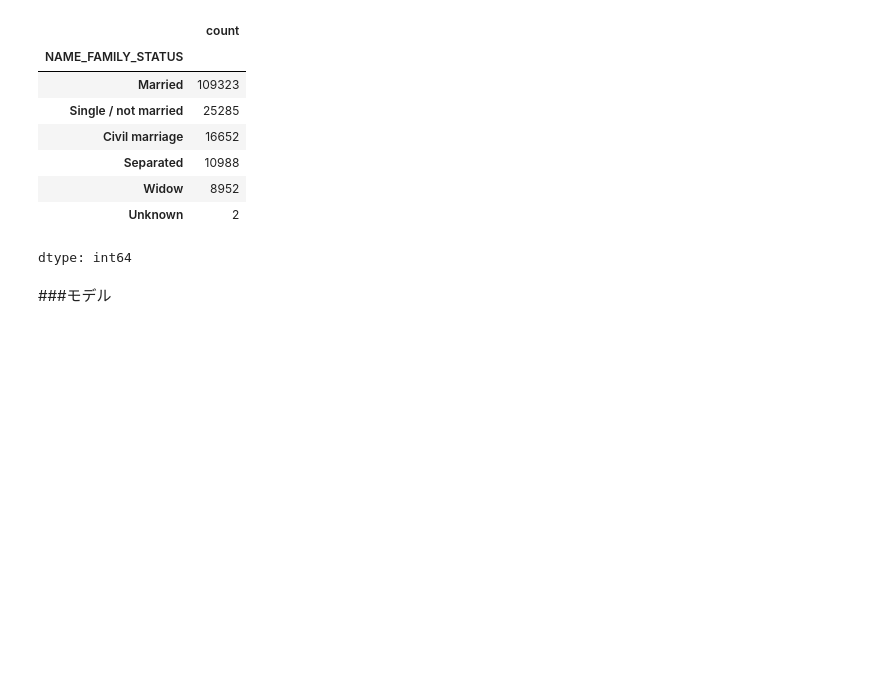
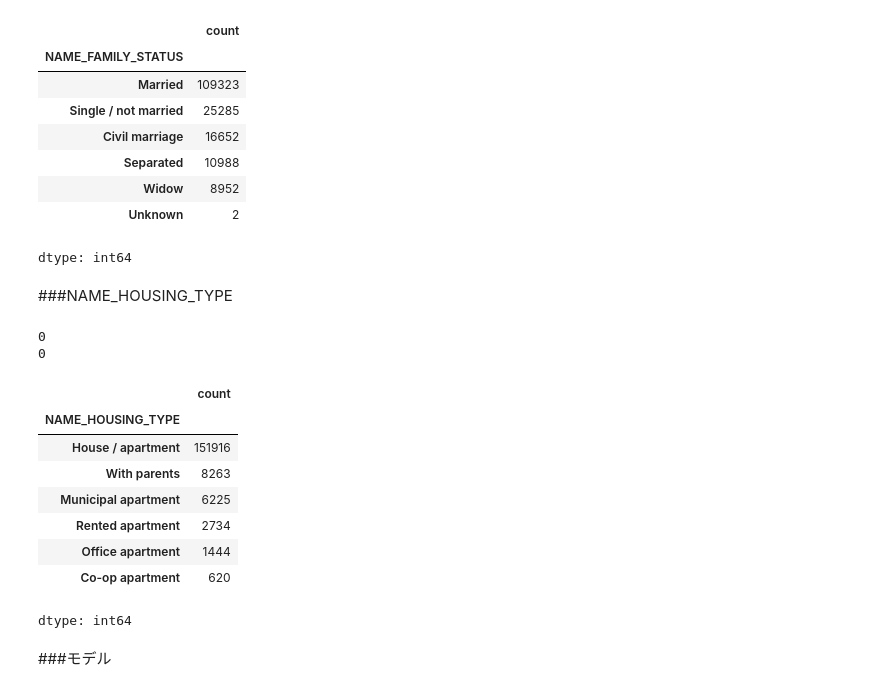
Before and after one commit to aki05162525/gci_compe2, a Jupyter notebook: compe2_ver1.ipynb, the cells around one changed output. Cells and saved outputs as stored; diff of their text form; code cells hidden in the pictures; blank space fills up the shorter version.

Commit message:
NAME_HOUSING_TYPE Validation Log Loss: 0.25455848054159835 Train Score: 0.7843047875808639 Valid Score: 0.7270389626367669

```diff
--- a/compe2_ver1.ipynb
+++ b/compe2_ver1.ipynb
@@ -531,3 +531,21 @@ train_dummies_NAME_FAMILY_STATUS = pd.get_dummies(train['NAME_FAMILY_STATUS'], p
 
 # テストデータのエンコード
 test_dummies_NAME_FAMILY_STATUS = pd.get_dummies(test['NAME_FAMILY_STATUS'], prefix='income_type').astype(int)
+# %% [markdown]
+###NAME_HOUSING_TYPE
+# %%
+print(train['NAME_HOUSING_TYPE'].isnull().sum())
+print(test['NAME_HOUSING_TYPE'].isnull().sum())
+train['NAME_HOUSING_TYPE'].value_counts()
+# %% [output]
+0
+0
+|  | count |
+| NAME_HOUSING_TYPE |  |
+| House / apartment | 151916 |
+| With parents | 8263 |
+| Municipal apartment | 6225 |
+| Rented apartment | 2734 |
+| Office apartment | 1444 |
+| Co-op apartment | 620 |
+dtype: int64
```
Also changed, not shown: parts of 3 cells of this notebook.
